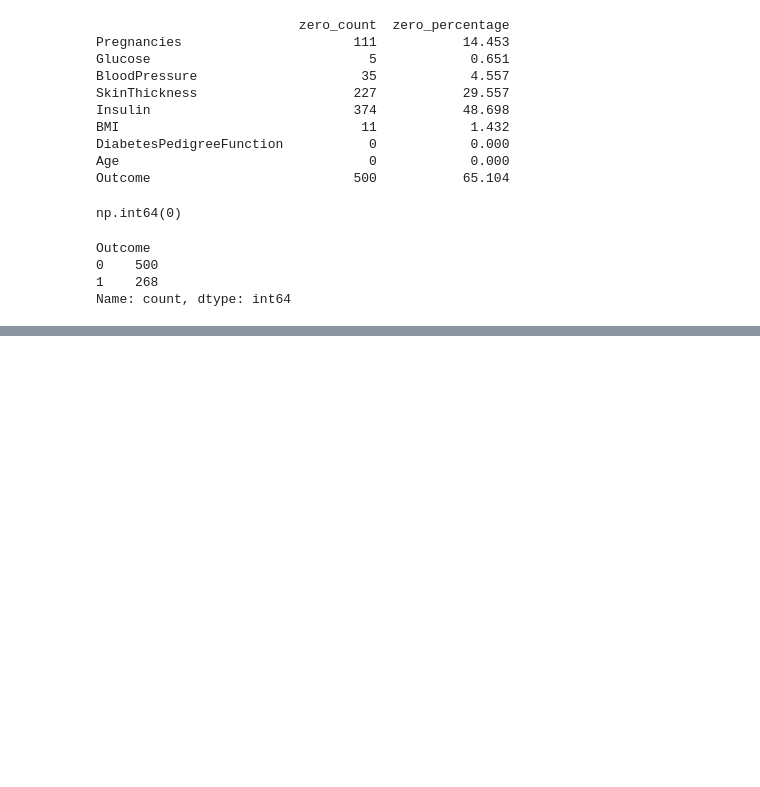
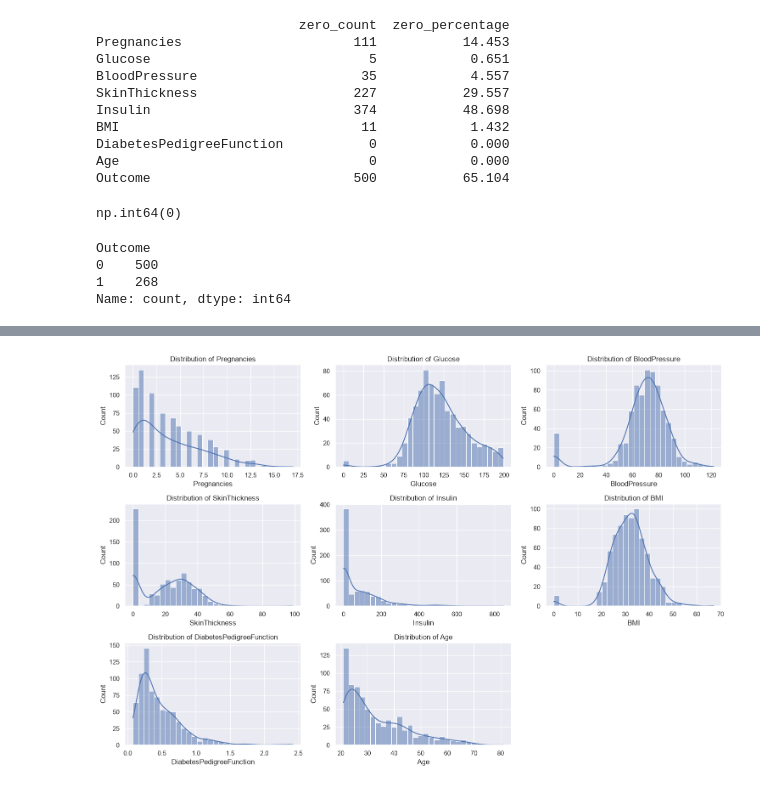
Before and after one commit to Dilshan7704/Medical-Healthcare-Assistant, a Jupyter notebook: notebook_file/Diabetes_Prediction.ipynb, the cells around one changed output, grey strips where cells are left out. Cells and saved outputs as stored; diff of their text form; code cells hidden in the pictures; blank space fills up the shorter version.

```diff
--- a/notebook_file/Diabetes_Prediction.ipynb
+++ b/notebook_file/Diabetes_Prediction.ipynb
@@ -134,0 +171,12 @@ Name: count, dtype: int64
+# %%
+#create histograms for numerical features
+plt.figure(figsize=(15, 10))
+numerical_features = ['Pregnancies', 'Glucose', 'BloodPressure', 'SkinThickness', 'Insulin', 'BMI', 'DiabetesPedigreeFunction', 'Age']
+for i, feature in enumerate(numerical_features):
+    plt.subplot(3, 3, i+1)
+    sns.histplot(df[feature], kde=True, bins=30)
+    plt.title(f'Distribution of {feature}')
+plt.tight_layout()
+plt.show()
+# %% [output]
+[figure, added]
```
Also changed, not shown: parts of 6 cells of this notebook.
